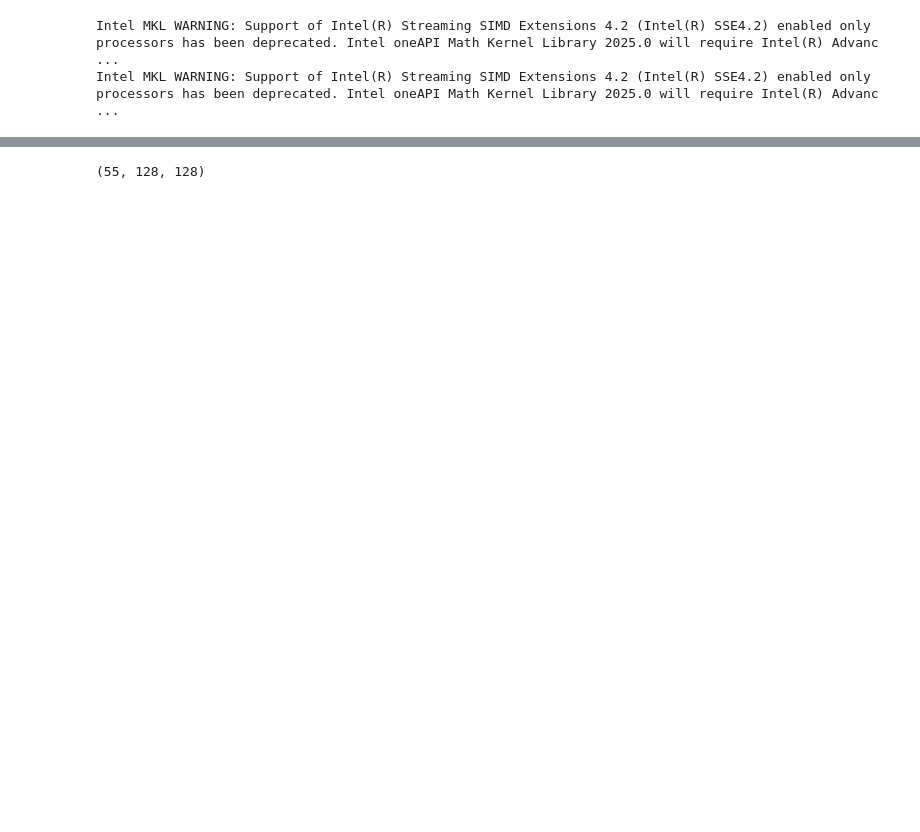
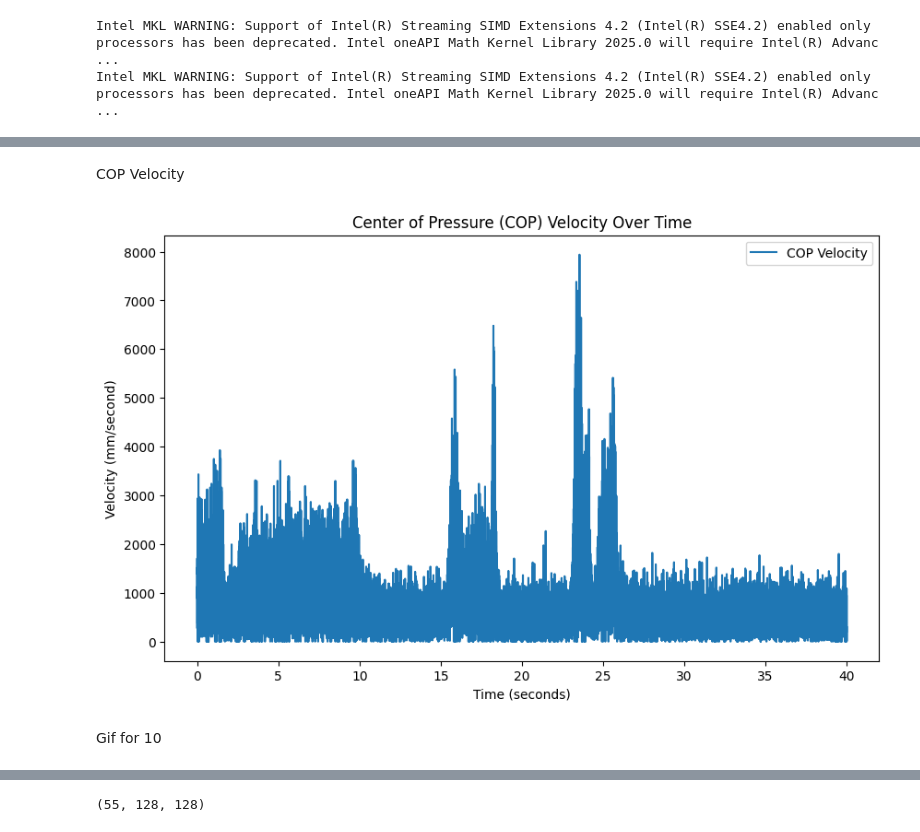
Before and after one commit to CopelandMIT/RADARTreePose, a Jupyter notebook: main.ipynb, the cells around one changed output, grey strips where cells are left out. Drawn from its saved outputs; the diff is of its cells as text; code cells hidden in the pictures; blank space fills up the shorter version.

```diff
--- a/main.ipynb
+++ b/main.ipynb
@@ -14,0 +489,14 @@ Intel MKL WARNING: Support of Intel(R) Streaming SIMD Extensions 4.2 (Intel(R) S
+# %%
+# Usage example:
+base_file_path = '/Users/danielcopeland/Library/CloudStorage/OneDrive-MassachusettsInstituteofTechnology/Yoga_Study_MOCAP_FP_Data/10/10_MNTRL_MC_V1.tsv'
+radar_file_path = "/Volumes/FourTBLacie/Yoga_Study_RADAR_Data_Renamed/10/10_MNTRL_RR_V1.h5"
+fp_data_capture = FPDataCapture(base_file_path)
+lift_times, down_times = fp_data_capture.identify_foot_lift()
+# Now you can access the times directly
+print(f"Foot Lift Times: {lift_times}")
+print(f"Foot Down Times: {down_times}")
+
+fp_data_capture.convert_force_plate_time_to_frames()
+
+print(f"Foot Lift FRAMES: {fp_data_capture.foot_lift_frames_after_actuator}")
+print(f"Foot Down FRAMES: {fp_data_capture.foot_down_frames_after_actuator}")
@@ -14,0 +545,8 @@ Intel MKL WARNING: Support of Intel(R) Streaming SIMD Extensions 4.2 (Intel(R) S
+# %% [markdown]
+COP Velocity
+# %%
+fp_data_capture.calculate_and_plot_cop_velocity()
+# %% [output]
+[figure, added]
+# %% [markdown]
+Gif for 10
```
Also changed, not shown: parts of 63 cells of this notebook, 4 other files.
